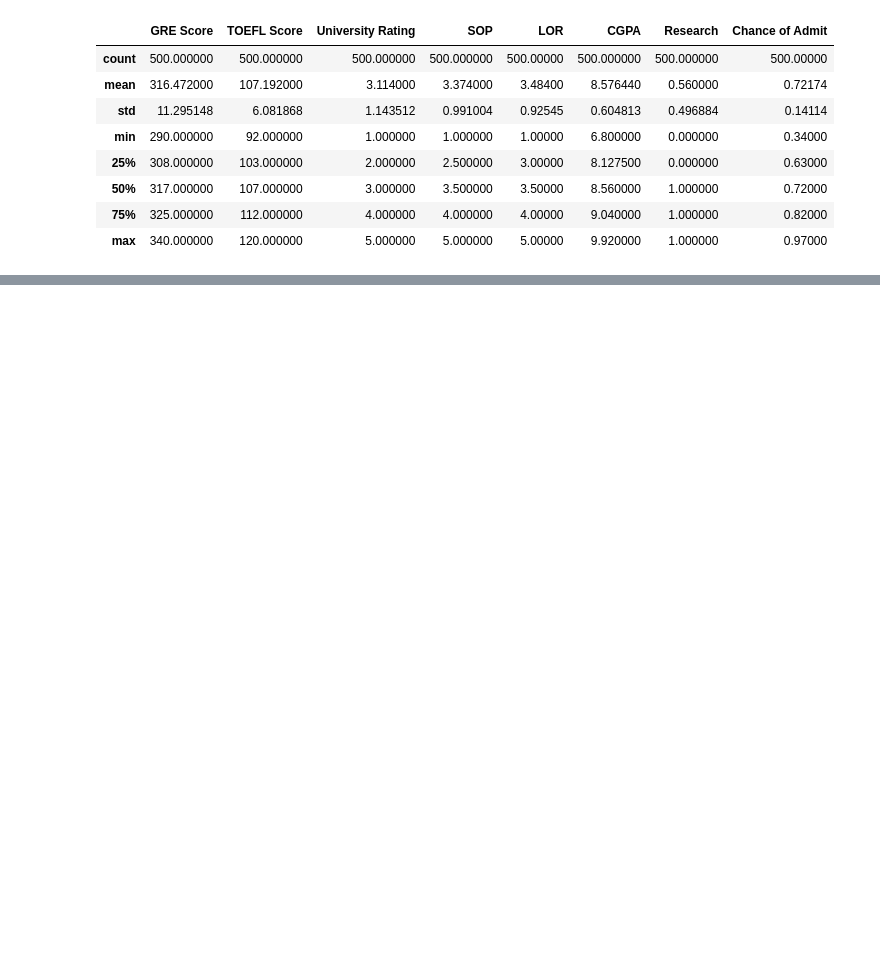
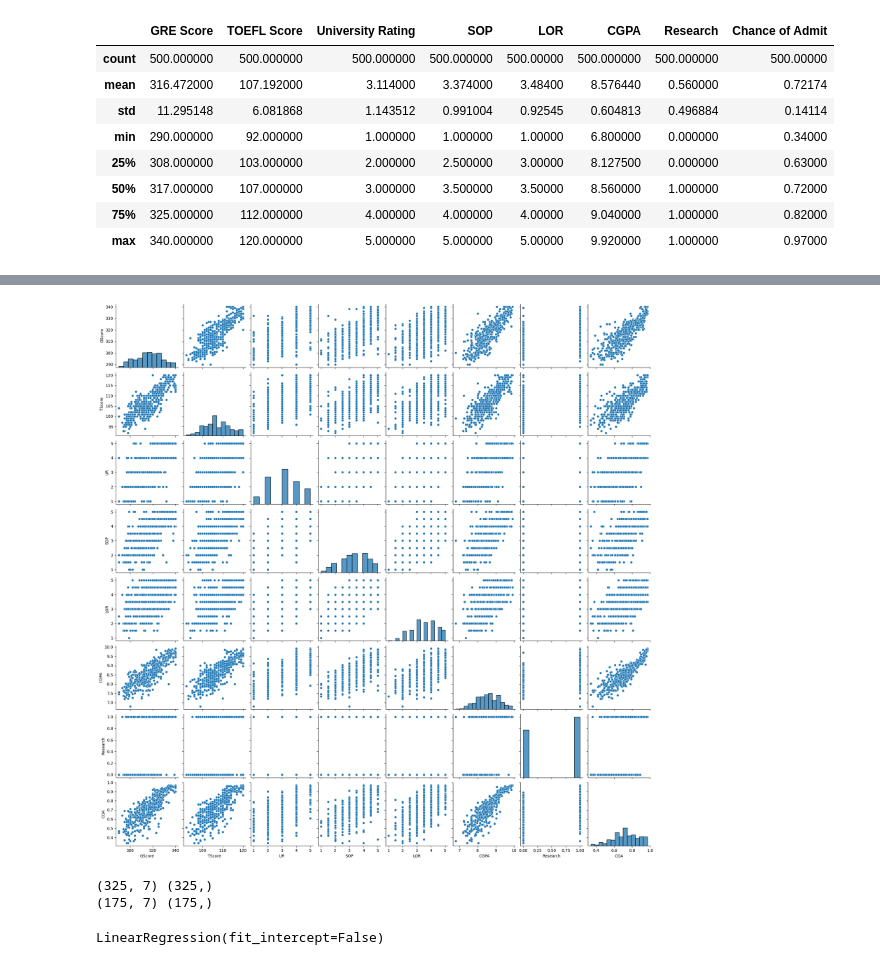
Before and after one commit to MBAhmadi/New-ML, a Jupyter notebook: graduate_admission_prediction/Admission_Predict_Ver1.1.ipynb, the cells around one changed output, grey strips where cells are left out. Drawn from its saved outputs; the diff is of its cells as text; code cells hidden in the pictures; blank space fills up the shorter version.

```diff
--- a/graduate_admission_prediction/Admission_Predict_Ver1.1.ipynb
+++ b/graduate_admission_prediction/Admission_Predict_Ver1.1.ipynb
@@ -20,0 +56,14 @@ data.describe()
+# %%
+df = pd.DataFrame({'GScore': data['GRE Score'].values,
+                   'TScore': data['TOEFL Score'].values,
+                   'UR': data['University Rating'].values,
+                   'SOP': data['SOP'].values,
+                   'LOR': data['LOR '].values,
+                   'CGPA': data['CGPA'].values,
+                   'Research': data['Research'].values,
+                   'COA': data['Chance of Admit '].values})
+# %%
+sns.pairplot(df)
+plt.show()
+# %% [output]
+[figure, added]
@@ -20,0 +78,6 @@ data.describe()
+# %%
+print(X_train.shape, y_train.shape)
+print(X_test.shape, y_test.shape)
+# %% [output]
+(325, 7) (325,)
+(175, 7) (175,)
@@ -20,0 +89,5 @@ data.describe()
+# %%
+lr_pf = LinearRegression(fit_intercept=False)
+lr_pf.fit(X_train_pf, y_train)
+# %% [output]
+LinearRegression(fit_intercept=False)
```
Also changed, not shown: parts of 12 cells of this notebook.
